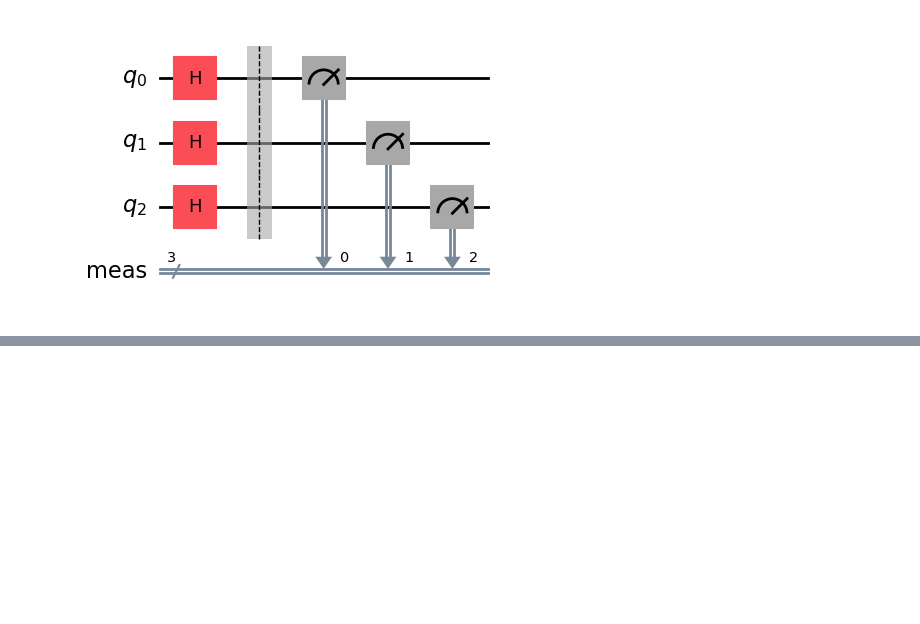
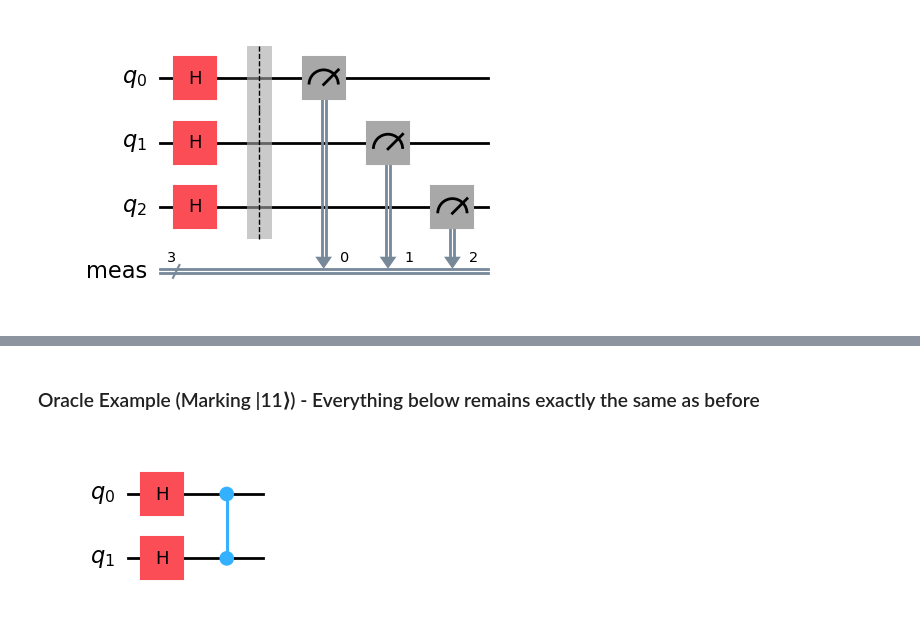
Before and after one commit to priscillalea/quantum-software.ipynb, a Jupyter notebook: quantum-study.ipynb, the cells around one changed output, grey strips where cells are left out. Saved outputs shown, nothing was run; the diff lists cells and outputs as text; code cells hidden in the pictures; blank space fills up the shorter version.

```diff
--- a/quantum-study.ipynb
+++ b/quantum-study.ipynb
@@ -66,0 +106,11 @@ qc.draw('mpl')
+# %% [markdown]
+### Oracle Example (Marking |11⟩) - Everything below remains exactly the same as before
+# %%
+qc = QuantumCircuit(2)
+
+qc.h([0, 1])
+qc.cz(0, 1)
+
+qc.draw('mpl')
+# %% [output]
+[figure, added]
```
Also changed, not shown: parts of 9 cells of this notebook.
